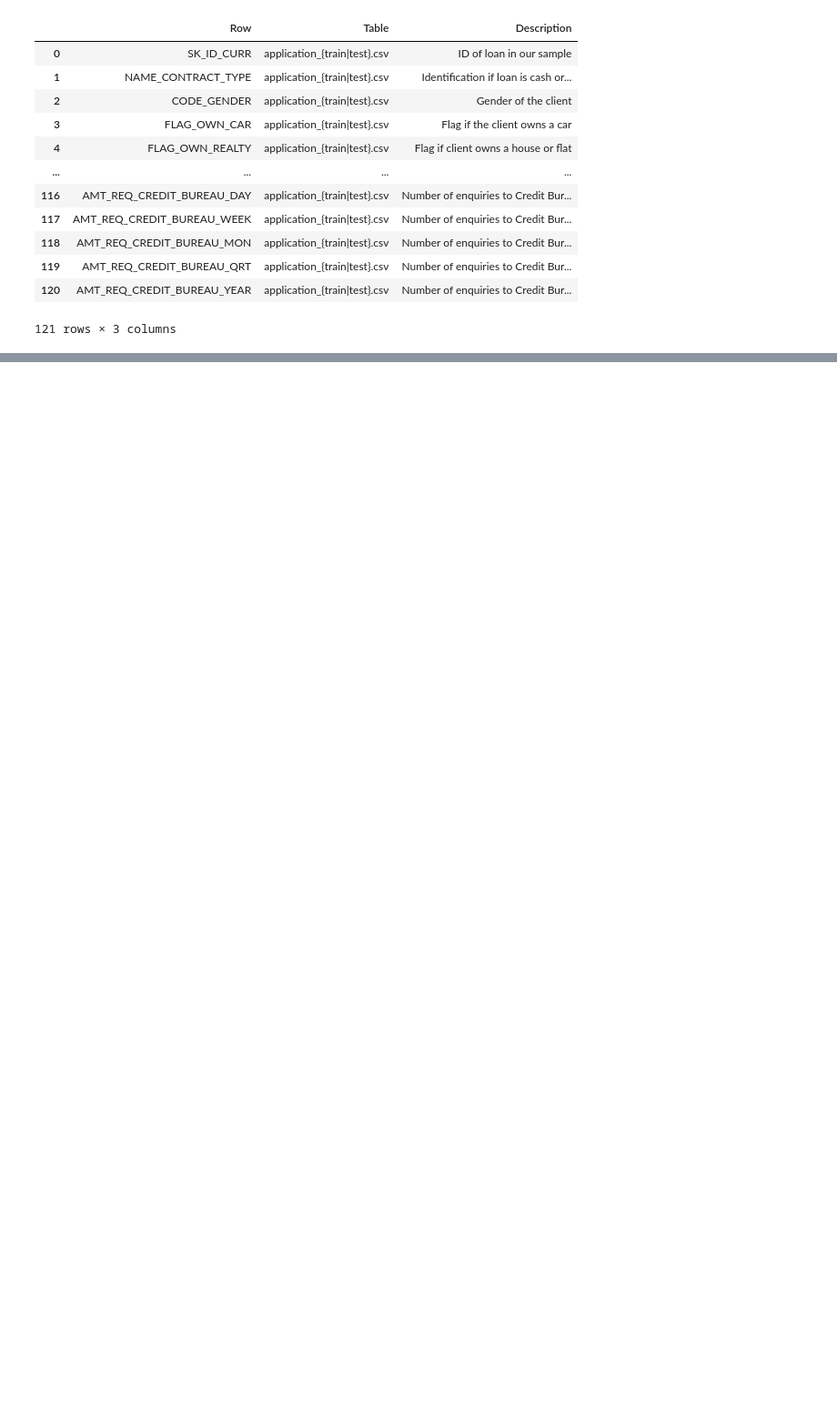
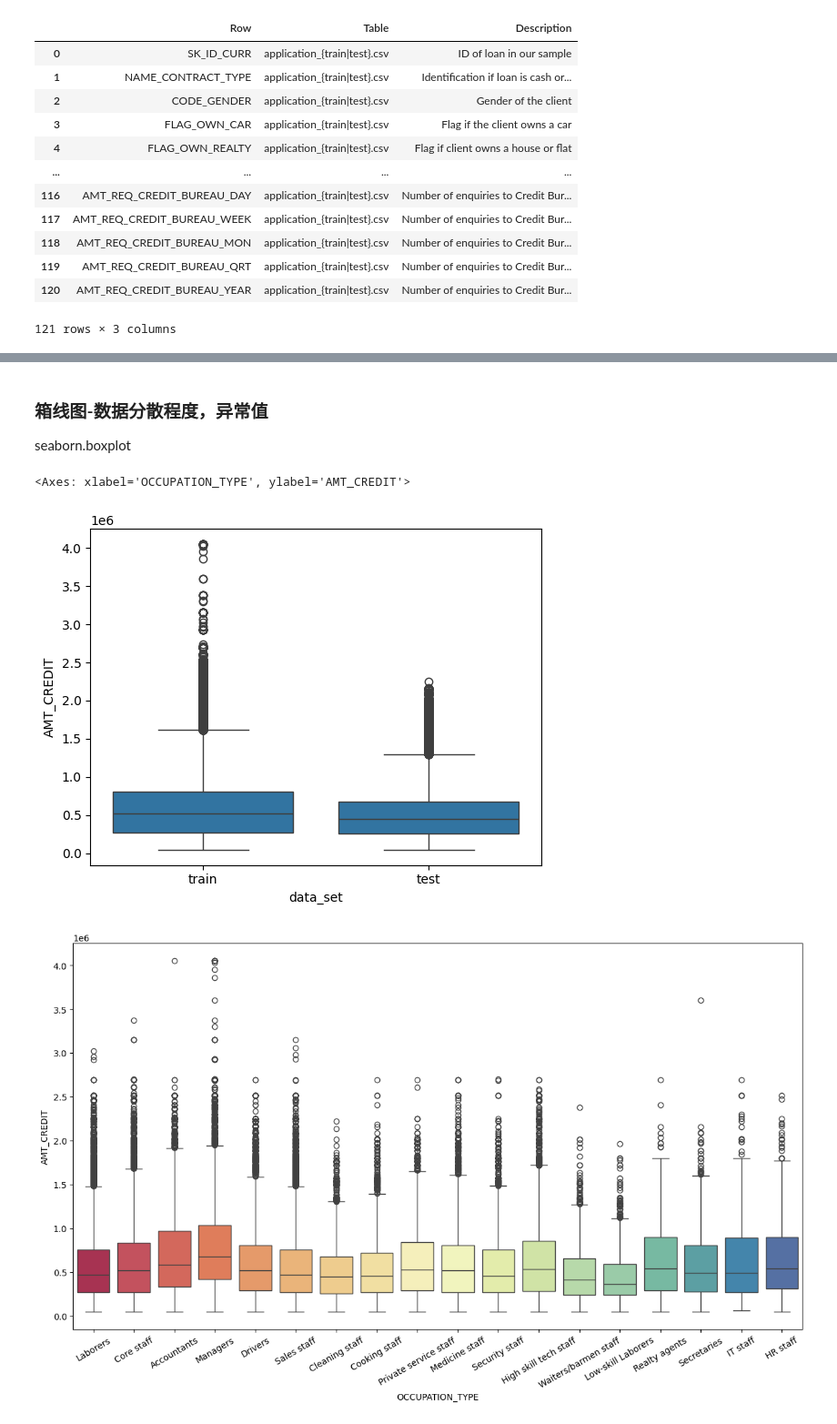
Before and after one commit to evilHamburger/home-credit-default-risk, a Jupyter notebook: notebooks/eda.ipynb, the cells around one changed output, grey strips where cells are left out. Shown at 91% size. Saved outputs shown, nothing was run; the diff lists cells and outputs as text; code cells hidden in the pictures; blank space fills up the shorter version.

```diff
--- a/notebooks/eda.ipynb
+++ b/notebooks/eda.ipynb
@@ -128,0 +381,20 @@ FLAG_DOCUMENT_21
+# %% [markdown]
+### 箱线图-数据分散程度，异常值
+seaborn.boxplot
+# %%
+## 以AMT_CREDIT为例
+sns.boxplot(data = show,
+            x = 'data_set',
+            y = 'AMT_CREDIT')
+
+## 更常见的用法
+fig = plt.figure(figsize = (15, 8))
+plt.xticks(rotation = 30)
+sns.boxplot(data = show,
+            x = 'OCCUPATION_TYPE',
+            y = 'AMT_CREDIT',
+            palette = 'Spectral')
+# %% [output]
+<Axes: xlabel='OCCUPATION_TYPE', ylabel='AMT_CREDIT'>
+[figure, added]
+[figure, added]
```
Also changed, not shown: parts of 34 cells of this notebook.
